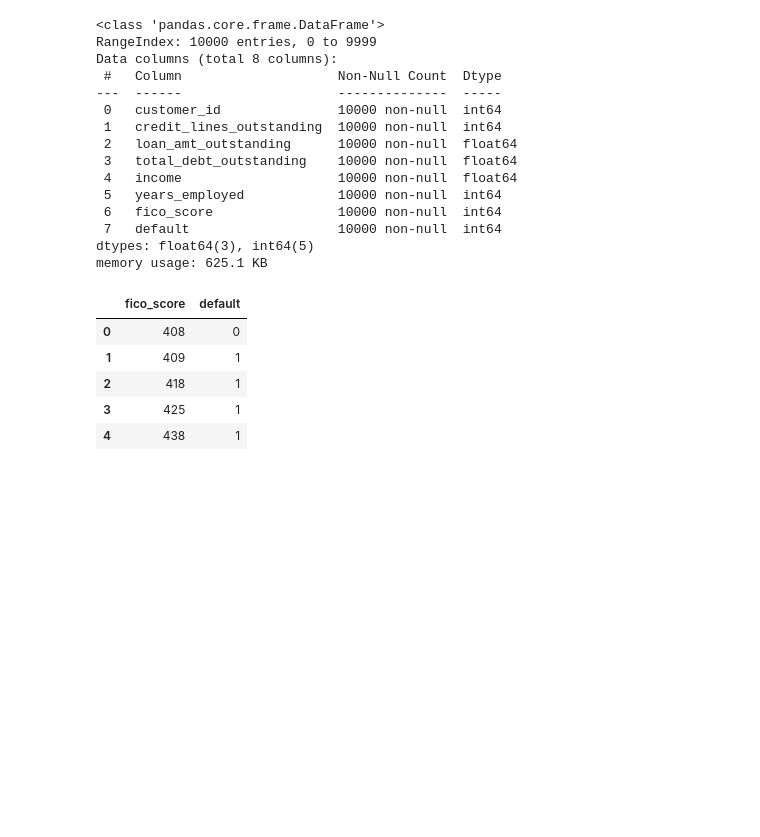
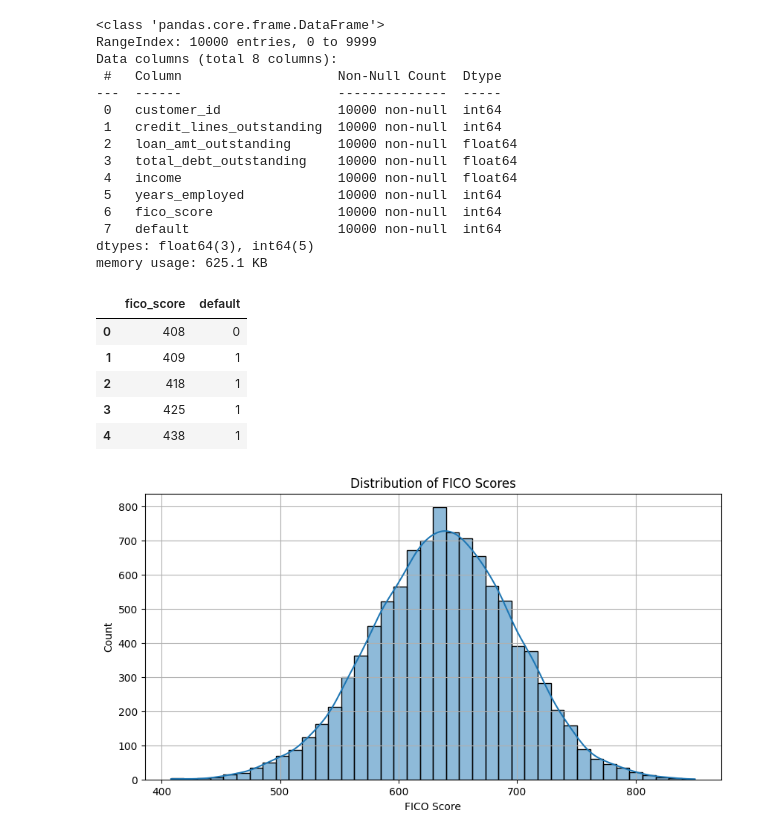
Before and after one commit to raz0208/Natural-Gas-Price-Interpolation-Forecasting, a Jupyter notebook: Task4/Strategic_Bucketing_of_FICO_Scores_for_PD_Modeling.ipynb, the cells around one changed output. Drawn from its saved outputs; the diff is of its cells as text; code cells hidden in the pictures; blank space fills up the shorter version.

```diff
--- a/Task4/Strategic_Bucketing_of_FICO_Scores_for_PD_Modeling.ipynb
+++ b/Task4/Strategic_Bucketing_of_FICO_Scores_for_PD_Modeling.ipynb
@@ -62,0 +60,11 @@ fs_df.head()
+# %%
+# Distribution of FICO scores plot
+plt.figure(figsize=(10, 5))
+sns.histplot(x='fico_score', data=fs_df, bins=40, palette='viridis', kde=True)
+plt.title('Distribution of FICO Scores')
+plt.xlabel('FICO Score')
+plt.ylabel('Count')
+plt.grid(True)
+plt.show()
+# %% [output]
+[figure, added]
```
Also changed, not shown: parts of 5 cells of this notebook.
